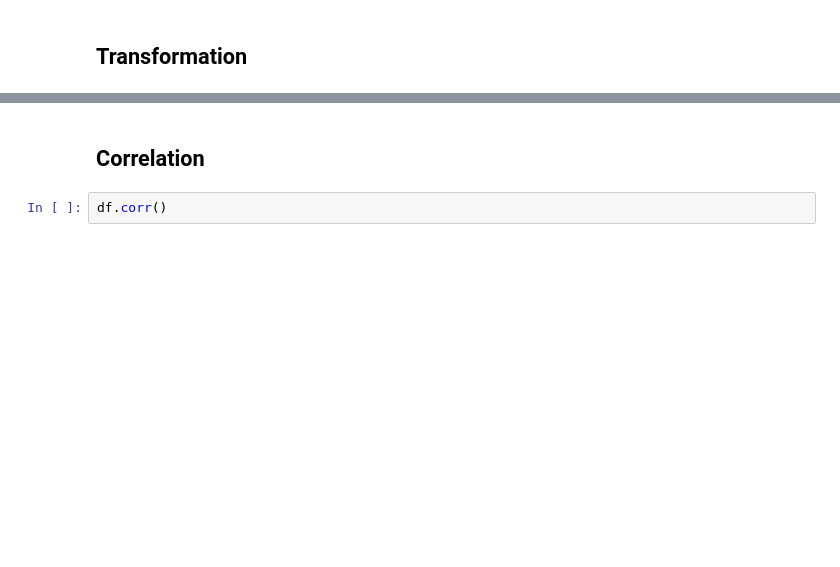
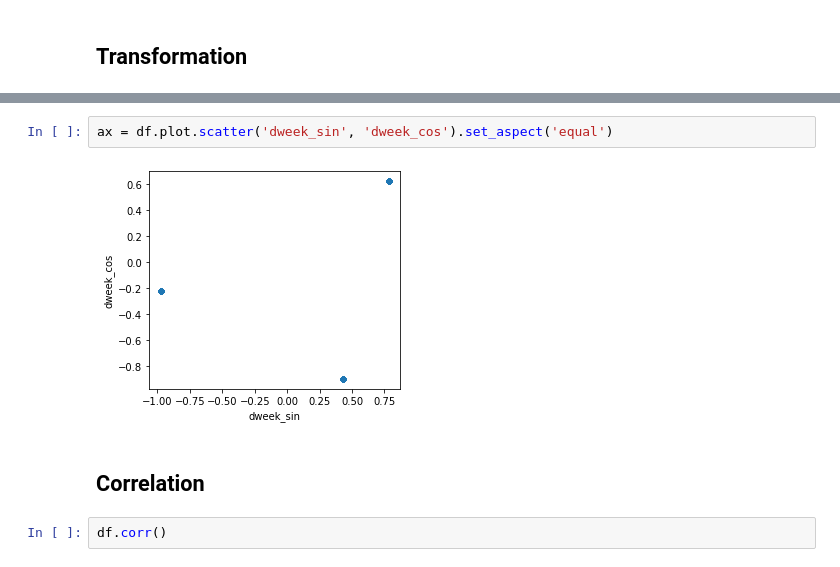
Before and after one commit to Jared-Caraan/Lotto_Analysis, a Jupyter notebook: Scripts/Correlation_Matrix.ipynb, the cells around one changed output, grey strips where cells are left out. Drawn from its saved outputs; the diff is of its cells as text; blank space fills up the shorter version.

```diff
--- a/Scripts/Correlation_Matrix.ipynb
+++ b/Scripts/Correlation_Matrix.ipynb
@@ -29,3 +41,7 @@ df = df[['Year', 'Month', 'Week', 'Day', 'Dweek', 'sixth']]
+# %%
+ax = df.plot.scatter('dweek_sin', 'dweek_cos').set_aspect('equal')
+# %% [output]
+[figure, added]
 # %% [markdown]
 ## Correlation
 # %%
```
Also changed, not shown: parts of 6 cells of this notebook, 24 other files.
